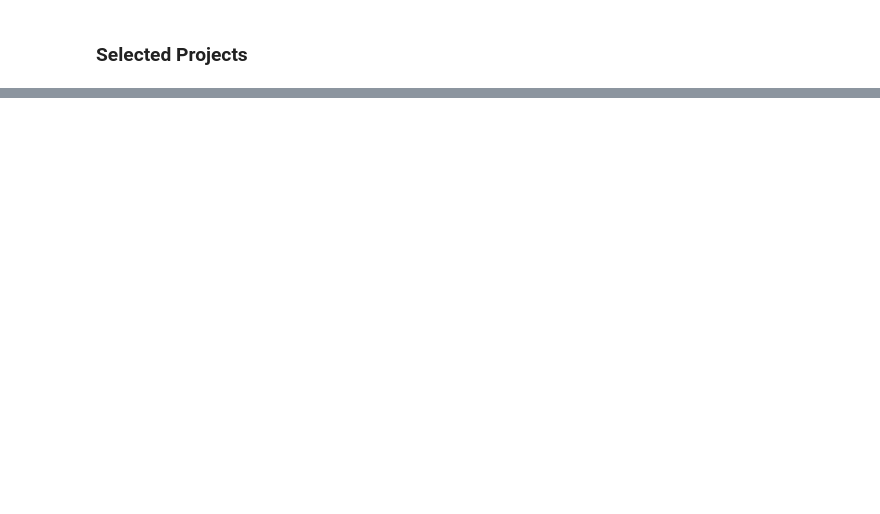
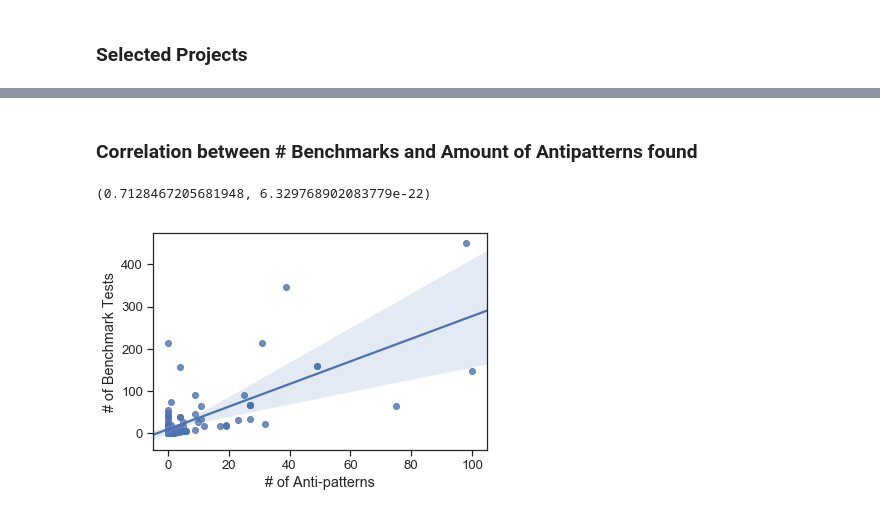
Before and after one commit to DiegoEliasCosta/spotjmhbugs, a Jupyter notebook: script/detected_bug_analysis.ipynb, the cells around one changed output, grey strips where cells are left out. Cells and saved outputs as stored; diff of their text form; code cells hidden in the pictures; blank space fills up the shorter version.

```diff
--- a/script/detected_bug_analysis.ipynb
+++ b/script/detected_bug_analysis.ipynb
@@ -467,2 +408,19 @@ LOOP   &   netty &              druid &                h2o-3 \\
 \bottomrule
 \end{tabular}
+# %% [markdown]
+### Correlation between # Benchmarks and Amount of Antipatterns found
+# %%
+from scipy import stats
+
+all_antipatterns = ['INVO', 'FORK', 'SING', 'UNSINK', 'LOOP', 'STAT', 'FINA']
+
+df['# of Anti-patterns'] = df[all_antipatterns].apply(sum, axis=1)
+
+ax = sns.regplot(x="Sum", y="Benchs", data=df)
+ax.set(xlabel='# of Anti-patterns', ylabel='# of Benchmark Tests')
+plt.savefig(os.path.join(folder, '..', 'figs', 'correlation-bench-ap.pdf'))
+
+stats.pearsonr(df['Benchs'].values, df['# of Anti-patterns'].values)
+# %% [output]
+(0.7128467205681948, 6.329768902083779e-22)
+[figure, added]
```
Also changed, not shown: parts of 19 cells of this notebook, 6 other files.
